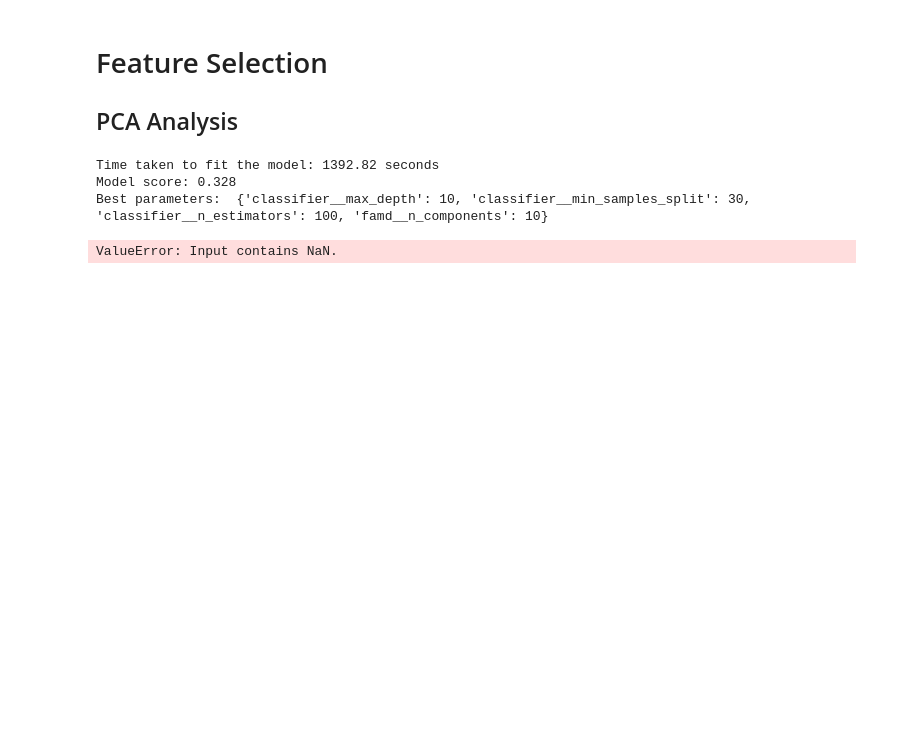
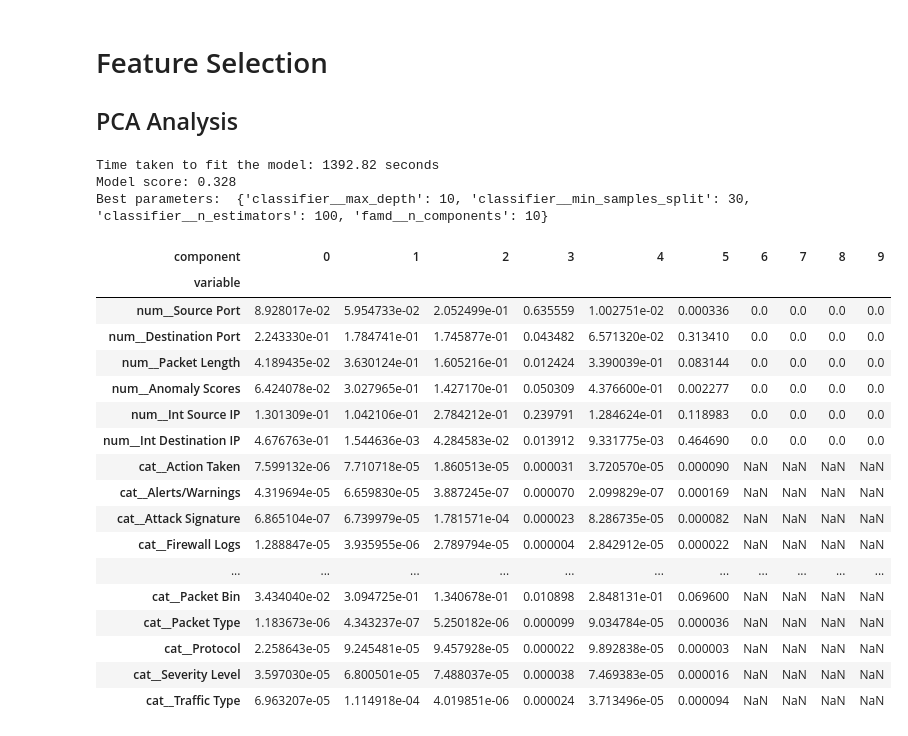
Before and after one commit to florianrst/CyberSecurity_ML, a Jupyter notebook: feature_engineering/FS_Feature_selection.ipynb, the cells around one changed output. Saved outputs shown, nothing was run; the diff lists cells and outputs as text; code cells hidden in the pictures; blank space fills up the shorter version.

Commit message:
add analysis on eigenvalues

```diff
--- a/feature_engineering/FS_Feature_selection.ipynb
+++ b/feature_engineering/FS_Feature_selection.ipynb
@@ -280,10 +280,29 @@ Best parameters:  {'classifier__max_depth': 10, 'classifier__min_samples_split':
 # %%
 xtrain_processed = preprocessor.fit_transform(X_train)
 # %%
-famd = FAMD(n_components=6)
+famd = FAMD(n_components=10)
 xtrain_famd = famd.fit_transform(xtrain_processed)
+famd.eigenvalues_summary
+famd.column_coordinates_
 # %% [output]
-ValueError: Input contains NaN.
+| component | 0 | 1 | 2 | 3 | 4 | 5 | 6 | 7 | 8 | 9 |
+| variable |  |  |  |  |  |  |  |  |  |  |
+| num__Source Port | 8.928017e-02 | 5.954733e-02 | 2.052499e-01 | 0.635559 | 1.002751e-02 | 0.000336 | 0.0 | 0.0 | 0.0 | 0.0 |
+| num__Destination Port | 2.243330e-01 | 1.784741e-01 | 1.745877e-01 | 0.043482 | 6.571320e-02 | 0.313410 | 0.0 | 0.0 | 0.0 | 0.0 |
+| num__Packet Length | 4.189435e-02 | 3.630124e-01 | 1.605216e-01 | 0.012424 | 3.390039e-01 | 0.083144 | 0.0 | 0.0 | 0.0 | 0.0 |
+| num__Anomaly Scores | 6.424078e-02 | 3.027965e-01 | 1.427170e-01 | 0.050309 | 4.376600e-01 | 0.002277 | 0.0 | 0.0 | 0.0 | 0.0 |
+| num__Int Source IP | 1.301309e-01 | 1.042106e-01 | 2.784212e-01 | 0.239791 | 1.284624e-01 | 0.118983 | 0.0 | 0.0 | 0.0 | 0.0 |
+| num__Int Destination IP | 4.676763e-01 | 1.544636e-03 | 4.284583e-02 | 0.013912 | 9.331775e-03 | 0.464690 | 0.0 | 0.0 | 0.0 | 0.0 |
+| cat__Action Taken | 7.599132e-06 | 7.710718e-05 | 1.860513e-05 | 0.000031 | 3.720570e-05 | 0.000090 | NaN | NaN | NaN | NaN |
+| cat__Alerts/Warnings | 4.319694e-05 | 6.659830e-05 | 3.887245e-07 | 0.000070 | 2.099829e-07 | 0.000169 | NaN | NaN | NaN | NaN |
+| cat__Attack Signature | 6.865104e-07 | 6.739979e-05 | 1.781571e-04 | 0.000023 | 8.286735e-05 | 0.000082 | NaN | NaN | NaN | NaN |
+| cat__Firewall Logs | 1.288847e-05 | 3.935955e-06 | 2.789794e-05 | 0.000004 | 2.842912e-05 | 0.000022 | NaN | NaN | NaN | NaN |
+| ... | ... | ... | ... | ... | ... | ... | ... | ... | ... | ... |
+| cat__Packet Bin | 3.434040e-02 | 3.094725e-01 | 1.340678e-01 | 0.010898 | 2.848131e-01 | 0.069600 | NaN | NaN | NaN | NaN |
+| cat__Packet Type | 1.183673e-06 | 4.343237e-07 | 5.250182e-06 | 0.000099 | 9.034784e-05 | 0.000036 | NaN | NaN | NaN | NaN |
+| cat__Protocol | 2.258643e-05 | 9.245481e-05 | 9.457928e-05 | 0.000022 | 9.892838e-05 | 0.000003 | NaN | NaN | NaN | NaN |
+| cat__Severity Level | 3.597030e-05 | 6.800501e-05 | 7.488037e-05 | 0.000038 | 7.469383e-05 | 0.000016 | NaN | NaN | NaN | NaN |
+| cat__Traffic Type | 6.963207e-05 | 1.114918e-04 | 4.019851e-06 | 0.000024 | 3.713496e-05 | 0.000094 | NaN | NaN | NaN | NaN |
 # %%
 Xcat_dataset = X_dataset.copy()
 columns = ["Year", "Month", "Day", "Hour", "Minute", "Second", "DayOfWeek", "Browser Version", "Browser Minor"]
```
